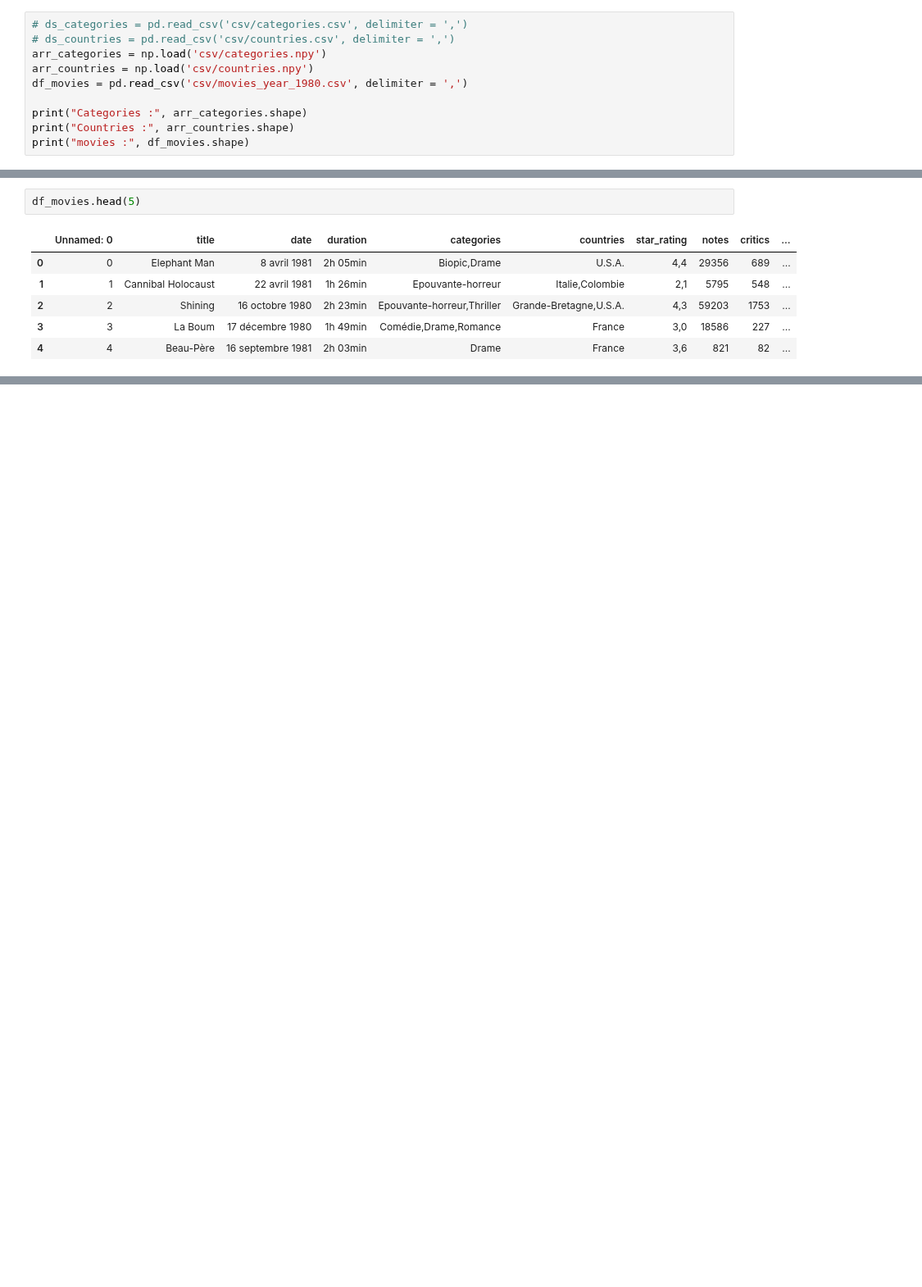
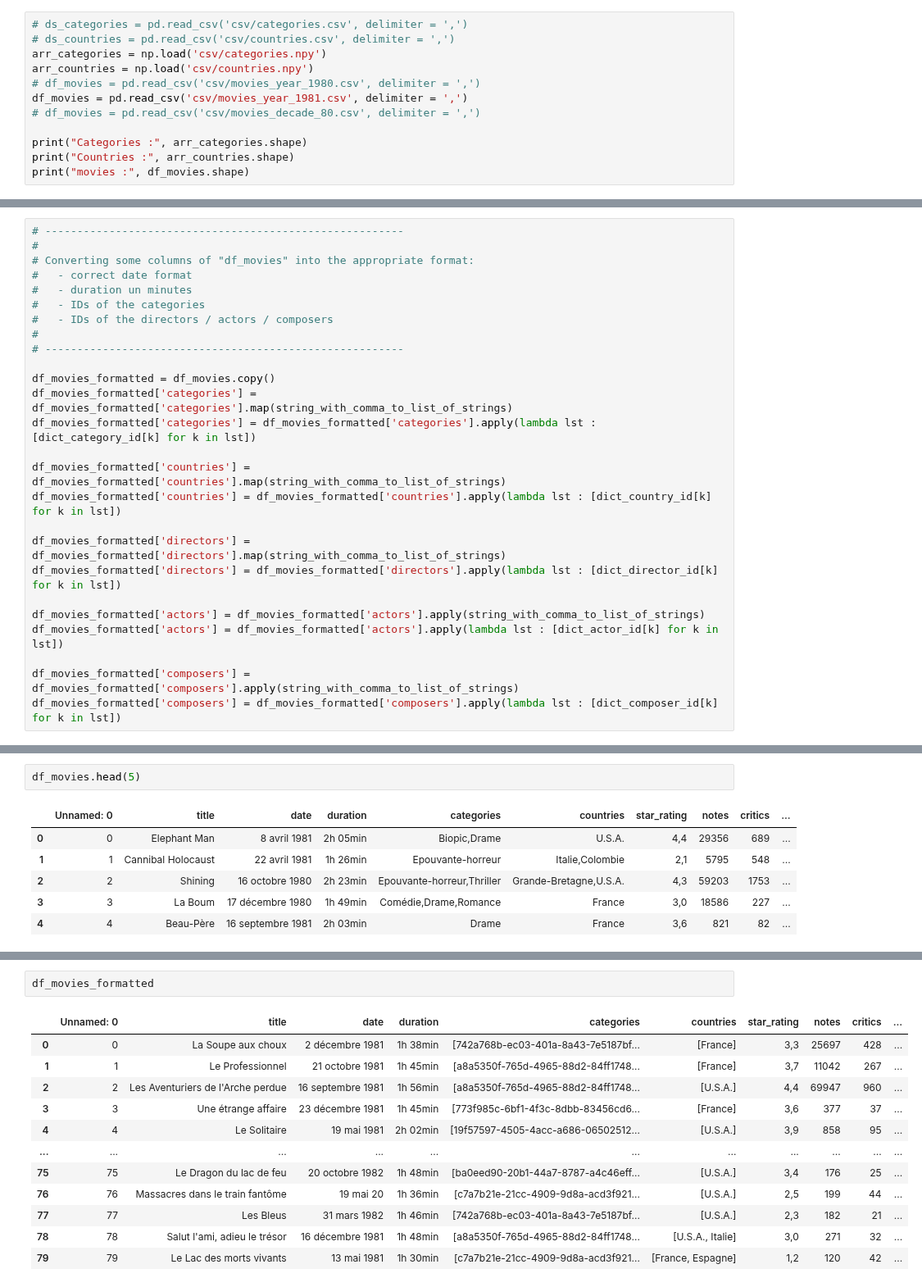
Before and after one commit to Franck-LF/projectBlock1, a Jupyter notebook: DBmovies.ipynb, the cells around one changed output, grey strips where cells are left out. Shown at 82% size. Drawn from its saved outputs; the diff is of its cells as text; blank space fills up the shorter version.

Commit message:
modify columns to get correct format before filling in the DB

```diff
--- a/DBmovies.ipynb
+++ b/DBmovies.ipynb
@@ -93,7 +168,9 @@ cnx.disconnect()
 # ds_countries = pd.read_csv('csv/countries.csv', delimiter = ',')
 arr_categories = np.load('csv/categories.npy')
 arr_countries = np.load('csv/countries.npy')
-df_movies = pd.read_csv('csv/movies_year_1980.csv', delimiter = ',')
+# df_movies = pd.read_csv('csv/movies_year_1980.csv', delimiter = ',')
+df_movies = pd.read_csv('csv/movies_year_1981.csv', delimiter = ',')
+# df_movies = pd.read_csv('csv/movies_decade_80.csv', delimiter = ',')
 
 print("Categories :", arr_categories.shape)
 print("Countries :", arr_countries.shape)
@@ -184,0 +234,26 @@ df_movies_formatted.head(5)
+# %%
+# --------------------------------------------------------
+#
+# Converting some columns of "df_movies" into the appropriate format:
+#   - correct date format
+#   - duration un minutes
+#   - IDs of the categories
+#   - IDs of the directors / actors / composers
+#
+# --------------------------------------------------------
+
+df_movies_formatted = df_movies.copy()
+df_movies_formatted['categories'] = df_movies_formatted['categories'].map(string_with_comma_to_list_of_strings)
+df_movies_formatted['categories'] = df_movies_formatted['categories'].apply(lambda lst : [dict_category_id[k] for k in lst])
+
+df_movies_formatted['countries'] = df_movies_formatted['countries'].map(string_with_comma_to_list_of_strings)
+df_movies_formatted['countries'] = df_movies_formatted['countries'].apply(lambda lst : [dict_country_id[k] for k in lst])
+
+df_movies_formatted['directors'] = df_movies_formatted['directors'].map(string_with_comma_to_list_of_strings)
+df_movies_formatted['directors'] = df_movies_formatted['directors'].apply(lambda lst : [dict_director_id[k] for k in lst])
+
+df_movies_formatted['actors'] = df_movies_formatted['actors'].apply(string_with_comma_to_list_of_strings)
+df_movies_formatted['actors'] = df_movies_formatted['actors'].apply(lambda lst : [dict_actor_id[k] for k in lst])
+
+df_movies_formatted['composers'] = df_movies_formatted['composers'].apply(string_with_comma_to_list_of_strings)
+df_movies_formatted['composers'] = df_movies_formatted['composers'].apply(lambda lst : [dict_composer_id[k] for k in lst])
@@ -199,0 +271,15 @@ df_movies.loc[0, 'categories']
+# %%
+df_movies_formatted
+# %% [output]
+|  | Unnamed: 0 | title | date | duration | categories | countries | star_rating | notes | critics | ... |
+| 0 | 0 | La Soupe aux choux | 2 décembre 1981 | 1h 38min | [742a768b-ec03-401a-8a43-7e5187bf... | [France] | 3,3 | 25697 | 428 | ... |
+| 1 | 1 | Le Professionnel | 21 octobre 1981 | 1h 45min | [a8a5350f-765d-4965-88d2-84ff1748... | [France] | 3,7 | 11042 | 267 | ... |
+| 2 | 2 | Les Aventuriers de l'Arche perdue | 16 septembre 1981 | 1h 56min | [a8a5350f-765d-4965-88d2-84ff1748... | [U.S.A.] | 4,4 | 69947 | 960 | ... |
+| 3 | 3 | Une étrange affaire | 23 décembre 1981 | 1h 45min | [773f985c-6bf1-4f3c-8dbb-83456cd6... | [France] | 3,6 | 377 | 37 | ... |
+| 4 | 4 | Le Solitaire | 19 mai 1981 | 2h 02min | [19f57597-4505-4acc-a686-06502512... | [U.S.A.] | 3,9 | 858 | 95 | ... |
+| ... | ... | ... | ... | ... | ... | ... | ... | ... | ... | ... |
+| 75 | 75 | Le Dragon du lac de feu | 20 octobre 1982 | 1h 48min | [ba0eed90-20b1-44a7-8787-a4c46eff... | [U.S.A.] | 3,4 | 176 | 25 | ... |
+| 76 | 76 | Massacres dans le train fantôme | 19 mai 20 | 1h 36min | [c7a7b21e-21cc-4909-9d8a-acd3f921... | [U.S.A.] | 2,5 | 199 | 44 | ... |
+| 77 | 77 | Les Bleus | 31 mars 1982 | 1h 46min | [742a768b-ec03-401a-8a43-7e5187bf... | [U.S.A.] | 2,3 | 182 | 21 | ... |
+| 78 | 78 | Salut l'ami, adieu le trésor | 16 décembre 1981 | 1h 48min | [a8a5350f-765d-4965-88d2-84ff1748... | [U.S.A., Italie] | 3,0 | 271 | 32 | ... |
+| 79 | 79 | Le Lac des morts vivants | 13 mai 1981 | 1h 30min | [c7a7b21e-21cc-4909-9d8a-acd3f921... | [France, Espagne] | 1,2 | 120 | 42 | ... |
```
Also changed, not shown: parts of 24 cells of this notebook.
